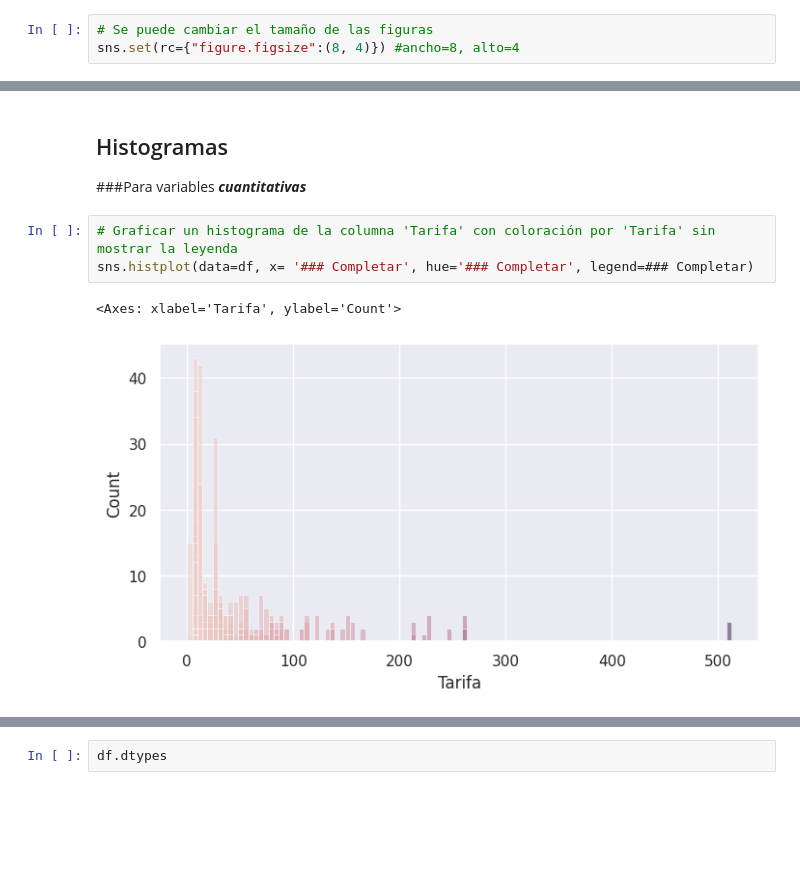
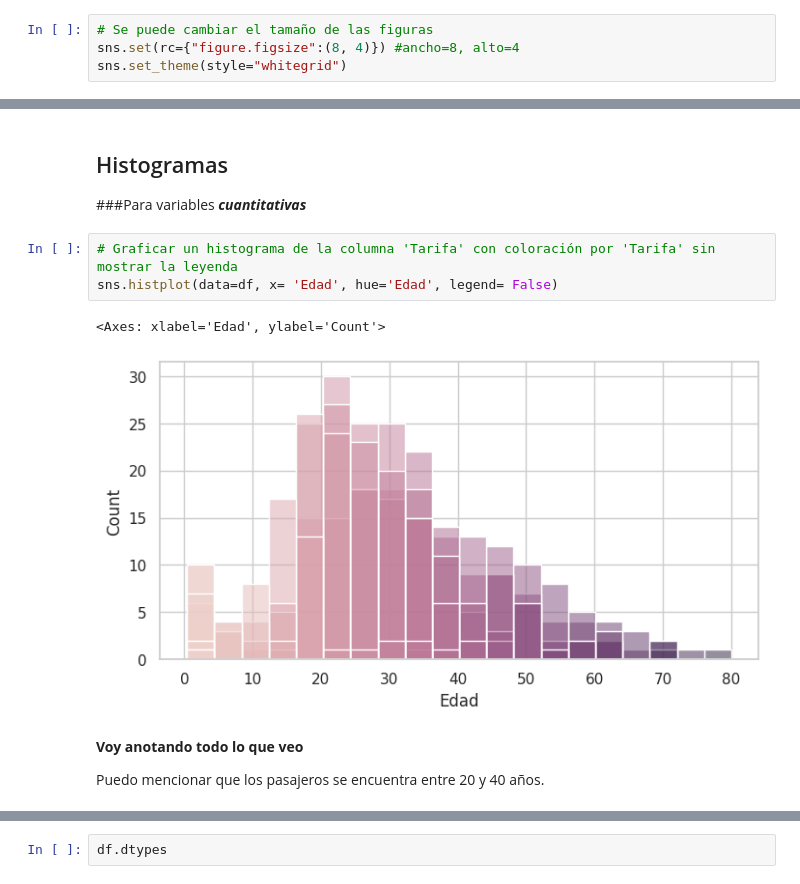
Before and after one commit to mpintoponce/python_utec, a Jupyter notebook: Modulo03:Visualizacion_de_Datos/06.Sesión_5_Univariado_[Student_View].ipynb, the cells around one changed output, grey strips where cells are left out. Drawn from its saved outputs; the diff is of its cells as text; blank space fills up the shorter version.

```diff
--- a/Modulo03:Visualizacion_de_Datos/06.Sesión_5_Univariado_[Student_View].ipynb
+++ b/Modulo03:Visualizacion_de_Datos/06.Sesión_5_Univariado_[Student_View].ipynb
@@ -285,6 +287,7 @@ dtype: object
 # %%
 # Se puede cambiar el tamaño de las figuras
 sns.set(rc={"figure.figsize":(8, 4)}) #ancho=8, alto=4
+sns.set_theme(style="whitegrid")
 # %% [markdown]
 `countplot()`
 Muestra los conteos de observaciones para el conjunto de datos de una variable categórica usando barras.
@@ -319,10 +322,14 @@ Passing `palette` without assigning `hue` is deprecated and will be removed in v
 ###Para variables ***cuantitativas***
 # %%
 # Graficar un histograma de la columna 'Tarifa' con coloración por 'Tarifa' sin mostrar la leyenda
-sns.histplot(data=df, x= '### Completar', hue='### Completar', legend=### Completar)
+sns.histplot(data=df, x= 'Edad', hue='Edad', legend= False)
 # %% [output]
-<Axes: xlabel='Tarifa', ylabel='Count'>
+<Axes: xlabel='Edad', ylabel='Count'>
-[figure, old version]
+[figure, new version]
+# %% [markdown]
+**Voy anotando todo lo que veo**
+
+Puedo mencionar que los pasajeros se encuentra entre 20 y 40 años.
 # %%
 # Cambiar las barras de manera horizontal
 # Graficar un histograma horizontal de la columna 'Tarifa' con coloración por 'Tarifa'
```
Also changed, not shown: parts of 17 cells of this notebook.
